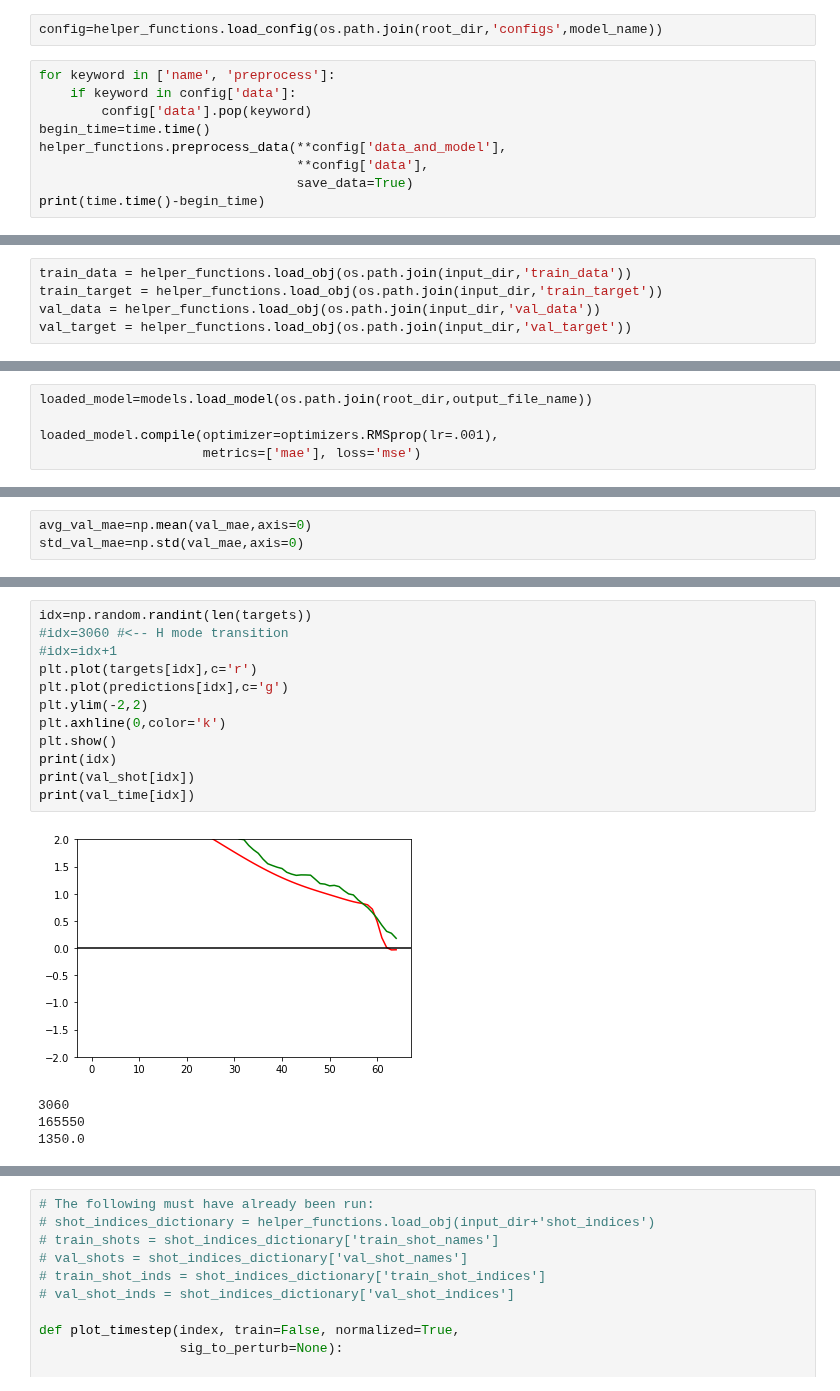
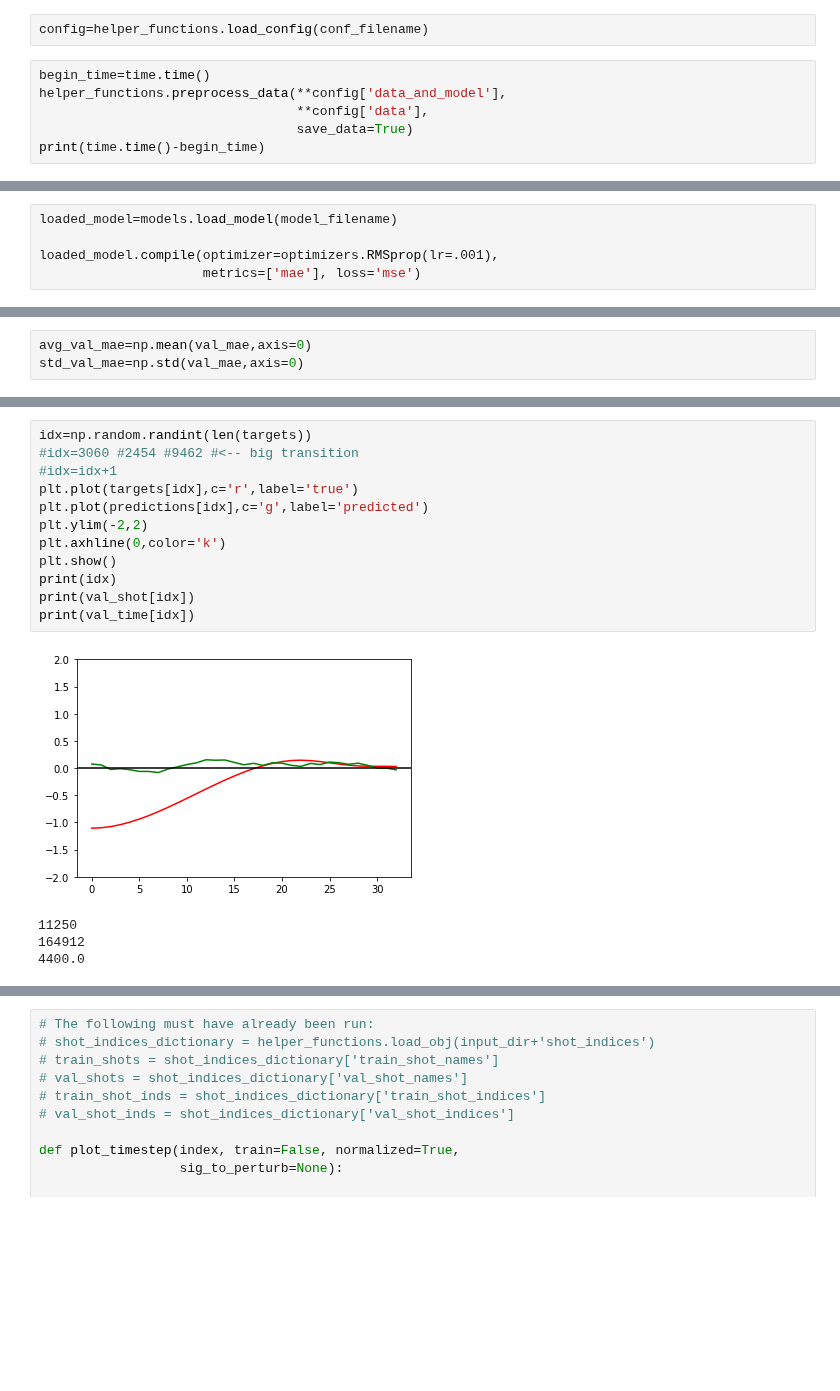
Before and after one commit to PlasmaControl/plasma-profile-predictor, a Jupyter notebook: notebooks/analyze_model-joe.ipynb, the cells around one changed output, grey strips where cells are left out. Cells and saved outputs as stored; diff of their text form; blank space fills up the shorter version.

```diff
--- a/notebooks/analyze_model-joe.ipynb
+++ b/notebooks/analyze_model-joe.ipynb
@@ -29,11 +29,8 @@ import yaml
 # %% [output]
 Using TensorFlow backend.
 # %%
-config=helper_functions.load_config(os.path.join(root_dir,'configs',model_name))
+config=helper_functions.load_config(conf_filename)
 # %%
-for keyword in ['name', 'preprocess']:
-    if keyword in config['data']:
-        config['data'].pop(keyword)
 begin_time=time.time()
 helper_functions.preprocess_data(**config['data_and_model'],
                                  **config['data'],
@@ -46,10 +43,5 @@ Saving data to /Users/jabbate/data/...
 # %%
 input_dir=config['data']['output_dirname']
-# %%
-train_data = helper_functions.load_obj(os.path.join(input_dir,'train_data'))
-train_target = helper_functions.load_obj(os.path.join(input_dir,'train_target'))
-val_data = helper_functions.load_obj(os.path.join(input_dir,'val_data'))
-val_target = helper_functions.load_obj(os.path.join(input_dir,'val_target'))
 # %%
 train_shot = helper_functions.load_obj(os.path.join(input_dir,'train_shot'))
 val_shot = helper_functions.load_obj(os.path.join(input_dir,'val_shot'))
@@ -67,5 +59,5 @@ Stds:  {'curr': 478749.95449835353, 'dens': 1.7188780392103598, 'pinj': 2910.454
 # %%
-loaded_model=models.load_model(os.path.join(root_dir,output_file_name))
+loaded_model=models.load_model(model_filename)
 
 loaded_model.compile(optimizer=optimizers.RMSprop(lr=.001),
                      metrics=['mae'], loss='mse')
@@ -128,20 +136,20 @@ plt.show()
 # %%
 idx=np.random.randint(len(targets))
-#idx=3060 #<-- H mode transition
+#idx=3060 #2454 #9462 #<-- big transition
 #idx=idx+1
-plt.plot(targets[idx],c='r')
-plt.plot(predictions[idx],c='g')
+plt.plot(targets[idx],c='r',label='true')
+plt.plot(predictions[idx],c='g',label='predicted')
 plt.ylim(-2,2)
 plt.axhline(0,color='k')
 plt.show()
 print(idx)
 print(val_shot[idx])
 print(val_time[idx])
 # %% [output]
-[figure, old version]
+[figure, new version]
-3060
-165550
-1350.0
+11250
+164912
+4400.0
 # %%
 idx=3060
 
```
Also changed, not shown: parts of 10 cells of this notebook, 5 other files.
